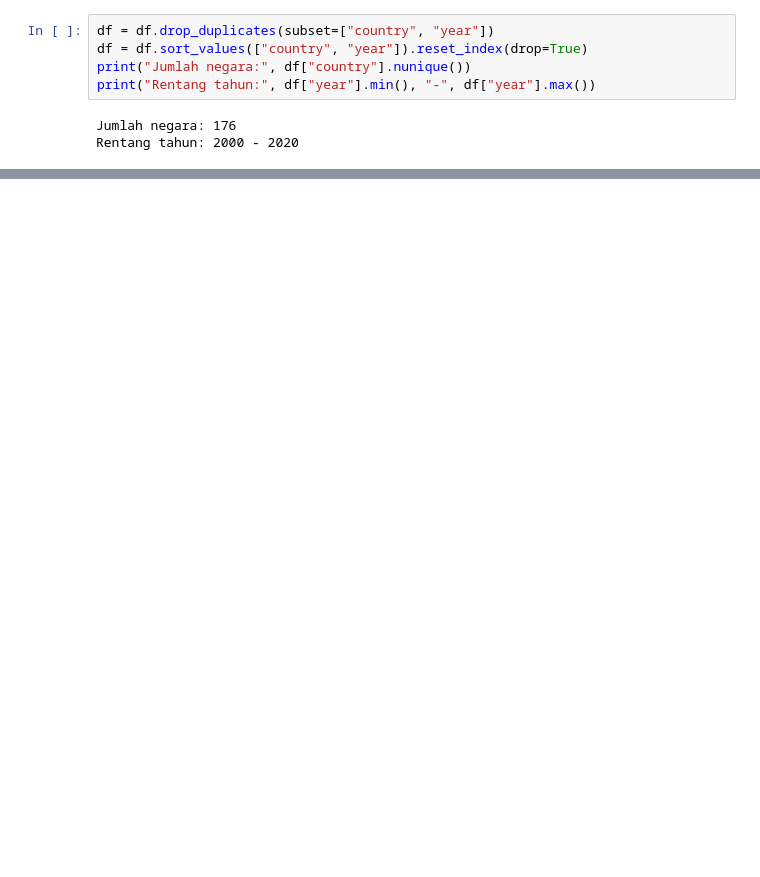
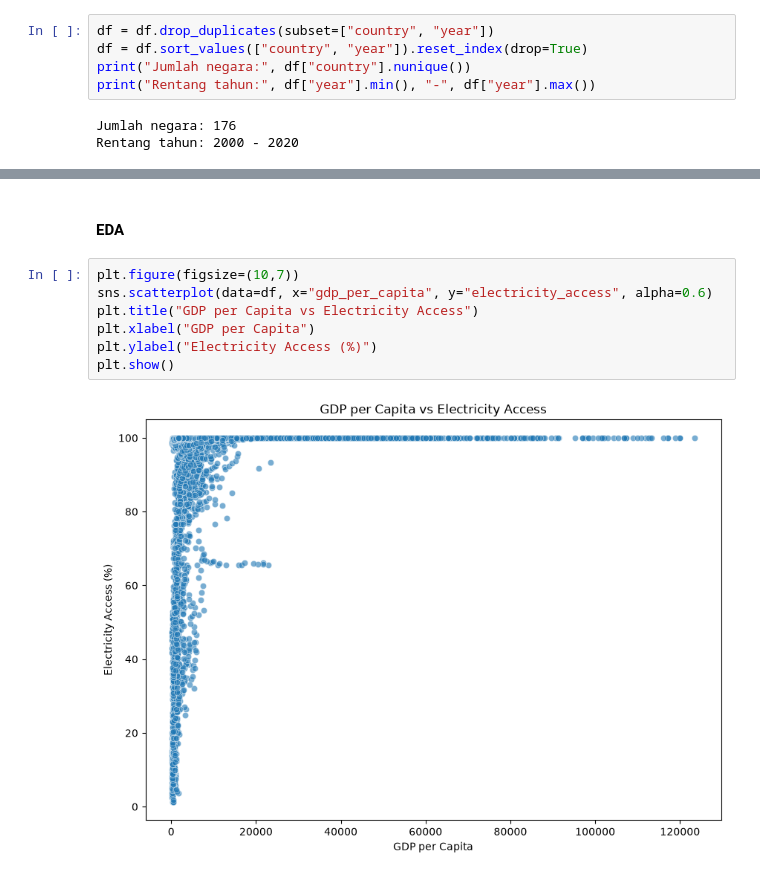
Before and after one commit to daffasyarief/Renewable-and-Sustainable-Energy-Forecasting, a Jupyter notebook: main.ipynb, the cells around one changed output, grey strips where cells are left out. Drawn from its saved outputs; the diff is of its cells as text; blank space fills up the shorter version.

```diff
--- a/main.ipynb
+++ b/main.ipynb
@@ -126,3 +126,14 @@ df.describe()
 | 50% | 2010.0 | 98.36157 | 83.15 | 32.91 | 5665000.0 | ... |
 | 75% | 2015.0 | 100.0 | 100.0 | 112.21 | 55347500.0 | ... |
 | max | 2020.0 | 100.0 | 100.0 | 3060.19 | 5202310000.0 | ... |
+# %% [markdown]
+#### EDA
+# %%
+plt.figure(figsize=(10,7))
+sns.scatterplot(data=df, x="gdp_per_capita", y="electricity_access", alpha=0.6)
+plt.title("GDP per Capita vs Electricity Access")
+plt.xlabel("GDP per Capita")
+plt.ylabel("Electricity Access (%)")
+plt.show()
+# %% [output]
+[figure, added]
```
Also changed, not shown: parts of 7 cells of this notebook.
